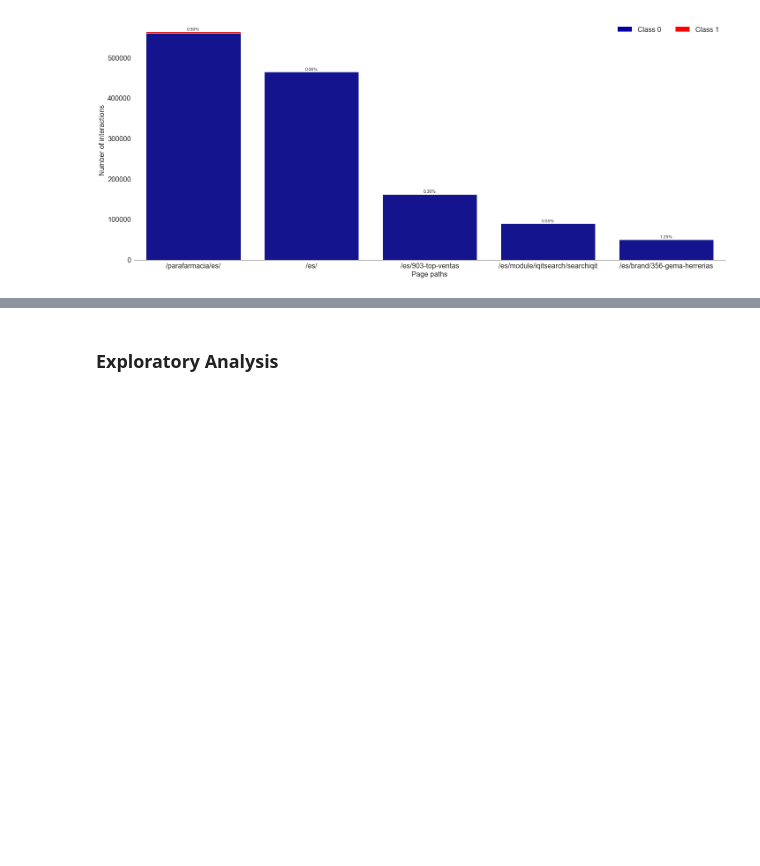
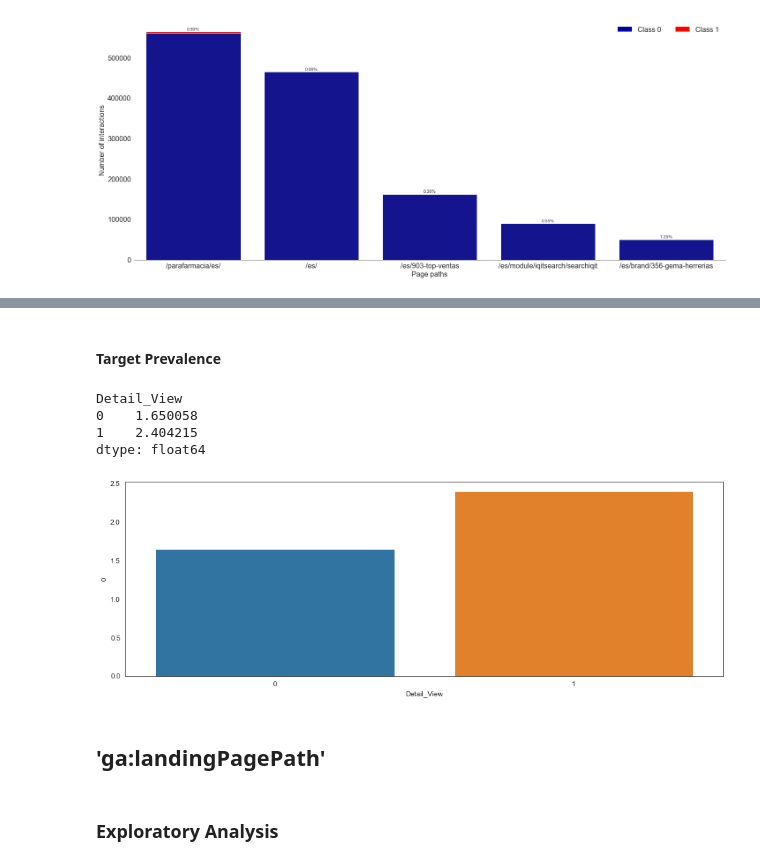
Before and after one commit to Laurajmoreno/ML_and_CRO, a Jupyter notebook: CATEGORICAL DATA - DATA EXPLORATION AND FEATURE ENGINEERING-fulldata.ipynb, the cells around one changed output, grey strips where cells are left out. Drawn from its saved outputs; the diff is of its cells as text; code cells hidden in the pictures; blank space fills up the shorter version.

```diff
--- a/CATEGORICAL DATA - DATA EXPLORATION AND FEATURE ENGINEERING-fulldata.ipynb
+++ b/CATEGORICAL DATA - DATA EXPLORATION AND FEATURE ENGINEERING-fulldata.ipynb
@@ -4480,3 +4413,17 @@ Name: 2, dtype: int64
+# %% [markdown]
+#### Target Prevalence
+# %%
+prevalence_detailview= prevalence_per_label(df,df['Detail_View']).reset_index().sort_values(by=0,ascending=False)
+plt.figure(figsize=(15,5))
+barplot = sns.barplot(x=prevalence_detailview['Detail_View'],y=prevalence_detailview[0])
+# %% [output]
+Detail_View
+0    1.650058
+1    2.404215
+dtype: float64
+[figure, added]
+# %% [markdown]
+## 'ga:landingPagePath'
 # %% [markdown]
 ### Exploratory Analysis
 # %%
```
Also changed, not shown: parts of 36 cells of this notebook, 2 other files.
